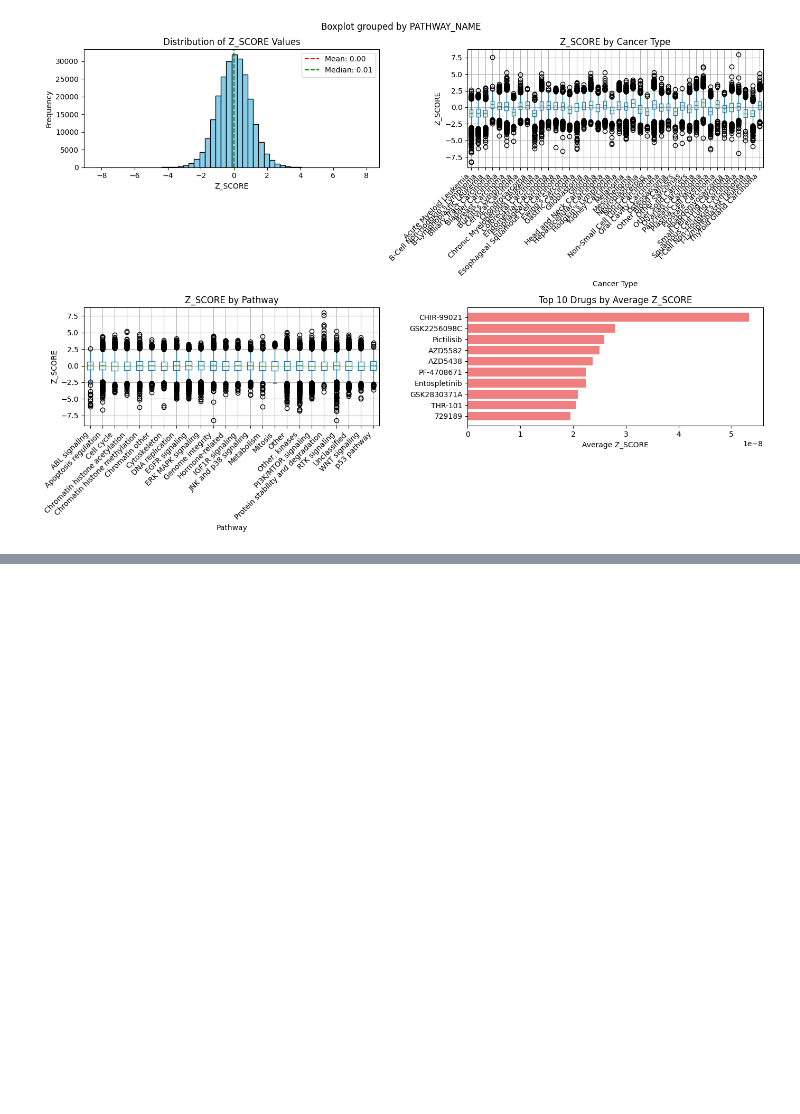
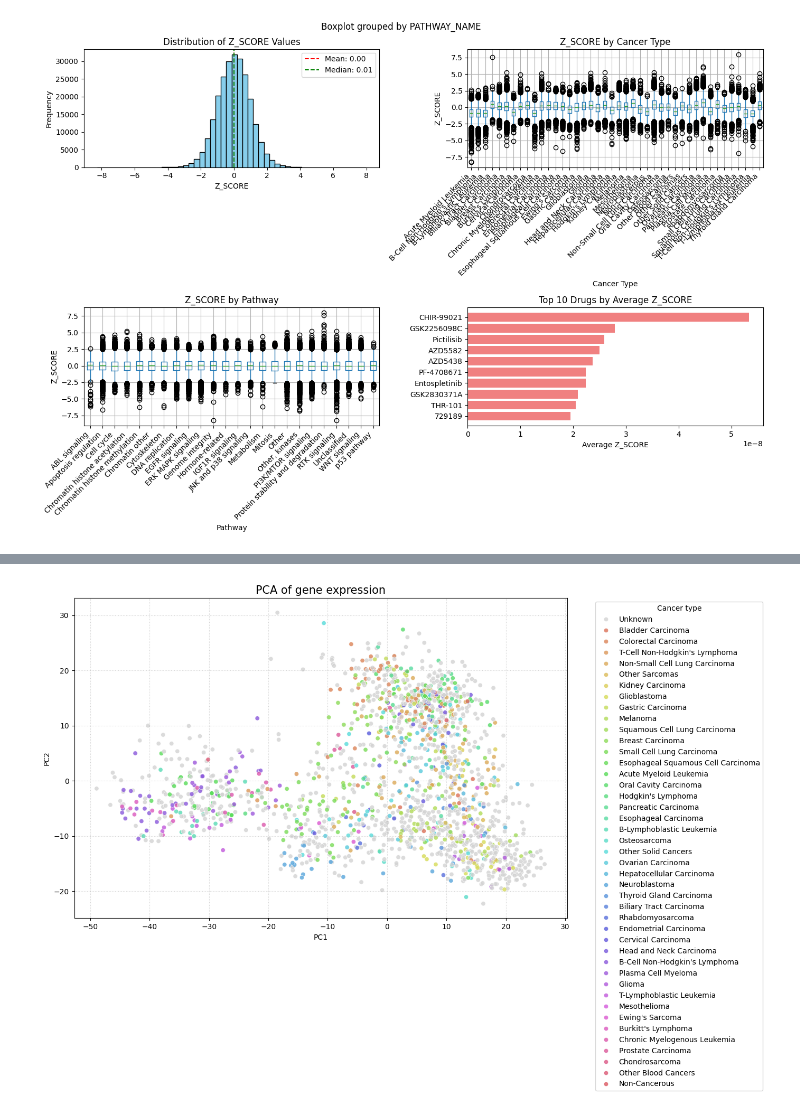
Before and after one commit to s-juross/projekt_genomforschung, a Jupyter notebook: data_exploration_small.ipynb, the cells around one changed output, grey strips where cells are left out. Cells and saved outputs as stored; diff of their text form; code cells hidden in the pictures; blank space fills up the shorter version.

```diff
--- a/data_exploration_small.ipynb
+++ b/data_exploration_small.ipynb
@@ -195,0 +486,37 @@ THR-101        2.051984e-08  1.0 -3.958271  2.886245    731
+# %%
+import seaborn as sns
+import matplotlib.pyplot as plt
+
+# 1. Vorbereitung: Alle einzigartigen Krebstypen finden
+unique_types = pca_df['Cancer Type'].unique()
+
+# 2. Eine Farbpalette erstellen
+# Wir nehmen 'tab20' oder 'hls' für die Buntheit und überschreiben dann 'Unknown'
+colors = sns.color_palette("hls", len(unique_types))
+palette = dict(zip(unique_types, colors))
+
+# 3. Explizit 'Unknown' auf Grau setzen
+if 'Unknown' in palette:
+    palette['Unknown'] = '#d3d3d3' # Ein helles Grau
+
+# 4. Den Plot erstellen
+plt.figure(figsize=(14, 9))
+sns.scatterplot(
+    x='PC1', y='PC2',
+    hue='Cancer Type',
+    data=pca_df,
+    palette=palette,  # Hier nutzen wir unsere benutzerdefinierte Palette
+    alpha=0.8,
+    edgecolor='w',    # Ein feiner weißer Rand hilft bei überlappenden Punkten
+    linewidth=0.5
+)
+
+# Optisches Finetuning
+plt.title("PCA of gene expression", fontsize=15)
+plt.legend(bbox_to_anchor=(1.05, 1), loc='upper left', title='Cancer type')
+plt.grid(True, linestyle=':', alpha=0.6)
+plt.tight_layout()
+
+plt.show()
+# %% [output]
+[figure, added]
```
Also changed, not shown: parts of 38 cells of this notebook.
